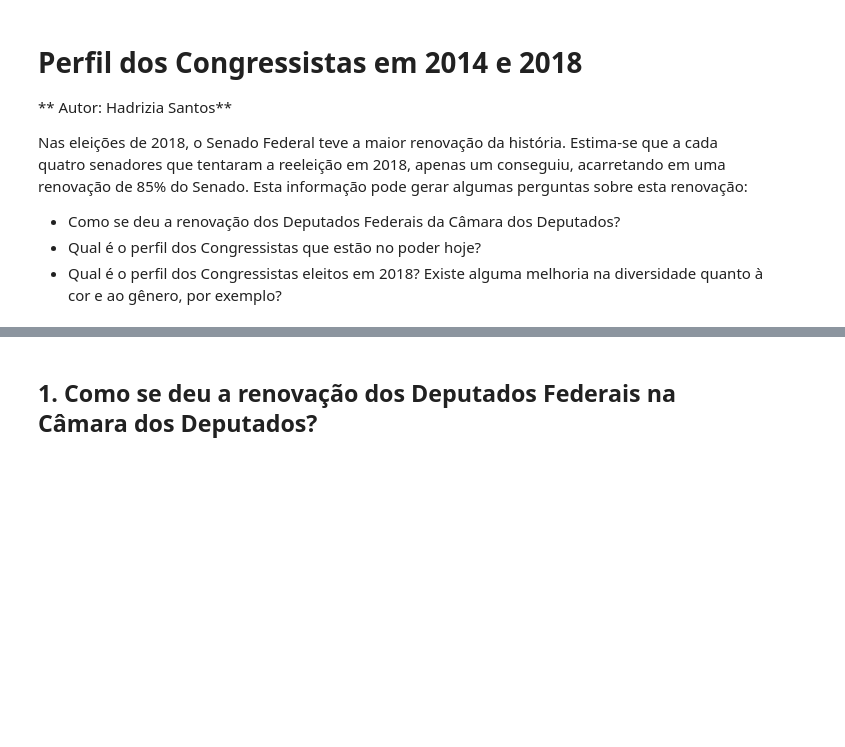
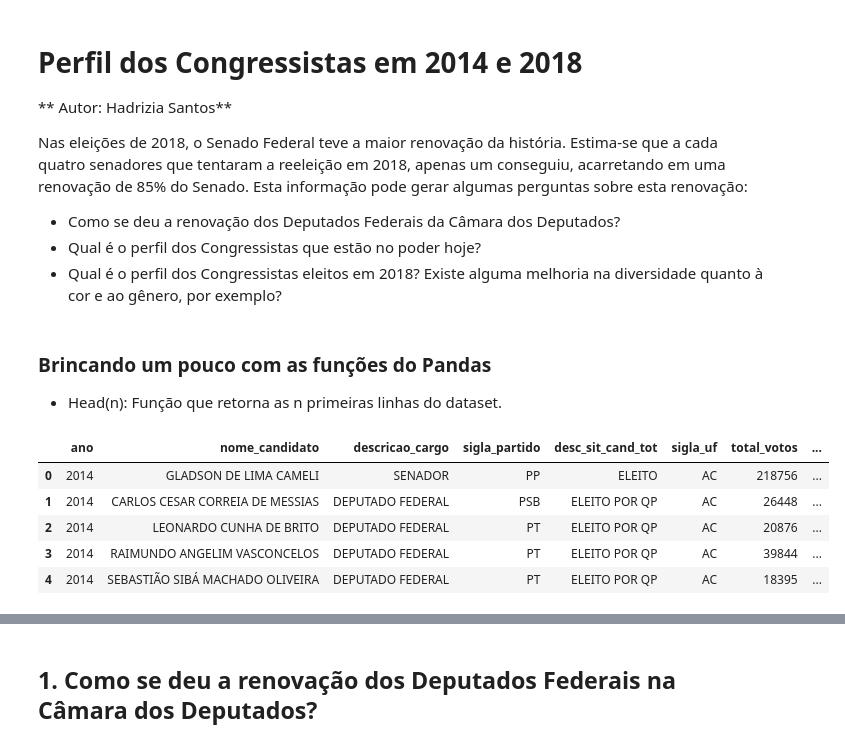
Before and after one commit to pyladiespb-org/minicurso-analise-descritiva-dados-abertos, a Jupyter notebook: CongressistasEDA.ipynb, the cells around one changed output, grey strips where cells are left out. Drawn from its saved outputs; the diff is of its cells as text; code cells hidden in the pictures; blank space fills up the shorter version.

```diff
--- a/CongressistasEDA.ipynb
+++ b/CongressistasEDA.ipynb
@@ -16,3 +16,16 @@ import requests
 url = "https://raw.githubusercontent.com/hadrizia/minicurso-analise-descritiva-dados-abertos/master/data/congressistas-eleitos/eleicoes_2014_e_2018.csv"
 s = requests.get(url).content
 data = pd.read_csv(io.StringIO(s.decode('utf-8')))
+# %% [markdown]
+### Brincando um pouco com as funções do Pandas
+
+ * Head(n): Função que retorna as n primeiras linhas do dataset.
+# %%
+data.head()
+# %% [output]
+|  | ano | nome_candidato | descricao_cargo | sigla_partido | desc_sit_cand_tot | sigla_uf | total_votos | ... |
+| 0 | 2014 | GLADSON DE LIMA CAMELI | SENADOR | PP | ELEITO | AC | 218756 | ... |
+| 1 | 2014 | CARLOS CESAR CORREIA DE MESSIAS | DEPUTADO FEDERAL | PSB | ELEITO POR QP | AC | 26448 | ... |
+| 2 | 2014 | LEONARDO CUNHA DE BRITO | DEPUTADO FEDERAL | PT | ELEITO POR QP | AC | 20876 | ... |
+| 3 | 2014 | RAIMUNDO ANGELIM VASCONCELOS | DEPUTADO FEDERAL | PT | ELEITO POR QP | AC | 39844 | ... |
+| 4 | 2014 | SEBASTIÃO SIBÁ MACHADO OLIVEIRA | DEPUTADO FEDERAL | PT | ELEITO POR QP | AC | 18395 | ... |
```
Also changed, not shown: parts of 4 cells of this notebook.
